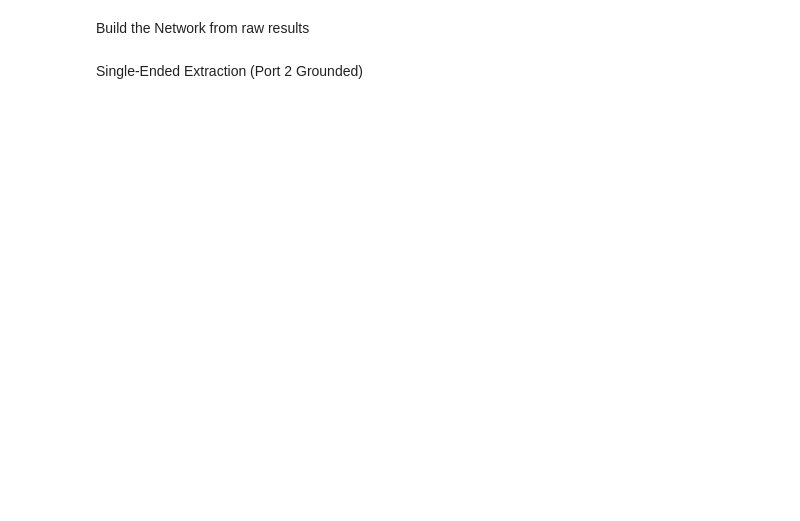
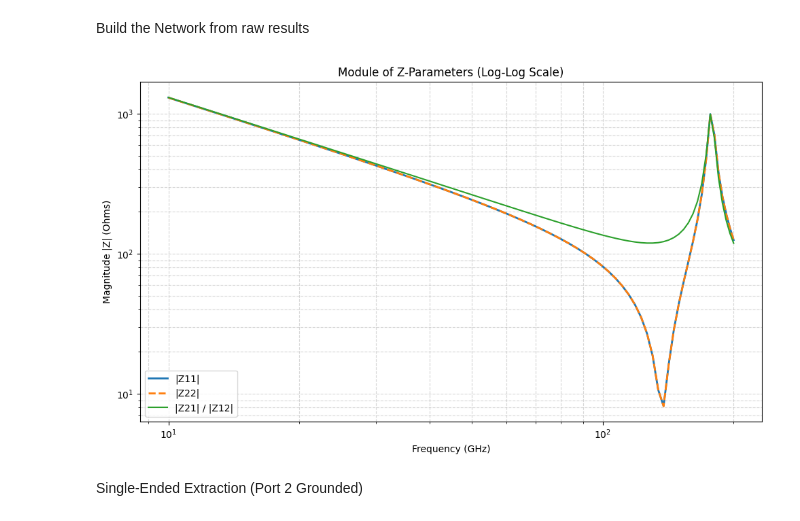
Before and after one commit to EpsilonForge/gsim, a Jupyter notebook: nbs/IHP_components/mesh_inductor_guardring.ipynb, the cells around one changed output. Saved outputs shown, nothing was run; the diff lists cells and outputs as text; code cells hidden in the pictures; blank space fills up the shorter version.

```diff
--- a/nbs/IHP_components/mesh_inductor_guardring.ipynb
+++ b/nbs/IHP_components/mesh_inductor_guardring.ipynb
@@ -115,6 +127,28 @@ for i, pi in enumerate(ports):
 ntwk = rf.Network(f=f, s=S, f_unit='hz')
 Z = ntwk.z
 Y = ntwk.y
+# %%
+plt.figure(figsize=(10, 6))
+
+# Calculate and plot the magnitude (module) of the complex Z-parameters
+plt.plot(f / 1e9, np.abs(Z[:, 0, 0]), label='|Z11|', linewidth=2)
+plt.plot(f / 1e9, np.abs(Z[:, 1, 1]), label='|Z22|', linestyle='--', linewidth=2)
+plt.plot(f / 1e9, np.abs(Z[:, 1, 0]), label='|Z21| / |Z12|')
+
+# Set Log-Log Scale
+plt.xscale('log')
+plt.yscale('log')
+
+plt.xlabel('Frequency (GHz)')
+plt.ylabel('Magnitude |Z| (Ohms)')
+plt.title('Module of Z-Parameters (Log-Log Scale)')
+plt.legend()
+plt.grid(True, which="both", ls="--", alpha=0.5)
+
+plt.tight_layout()
+plt.show()
+# %% [output]
+[figure, added]
 # %% [markdown]
 Single-Ended Extraction (Port 2 Grounded)
 # %%
```
Also changed, not shown: parts of 14 cells of this notebook, 10 other files.
